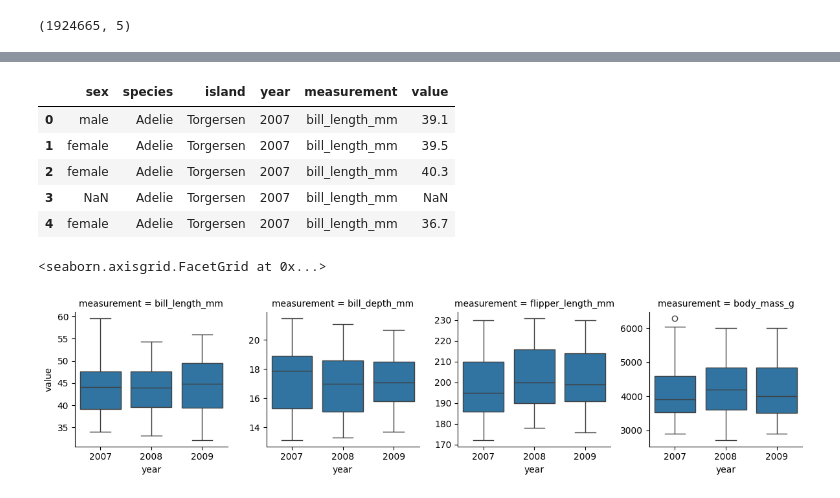
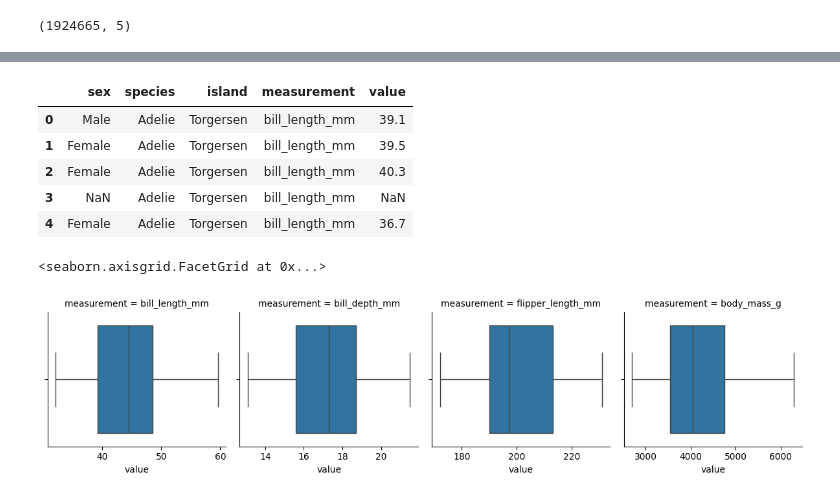
Before and after one commit to menawhalen/DSCI_401, a Jupyter notebook: python/Pivots_tidy_data.ipynb, the cells around one changed output, grey strips where cells are left out. Saved outputs shown, nothing was run; the diff lists cells and outputs as text; code cells hidden in the pictures.

```diff
--- a/python/Pivots_tidy_data.ipynb
+++ b/python/Pivots_tidy_data.ipynb
@@ -123,0 +112,4 @@ penguins.head()
+# %%
+import seaborn as sns
+penguins = sns.load_dataset("penguins")
+penguins.head()
@@ -124,20 +123,20 @@ penguins.head()
 # %%
-peng_long = pd.melt(penguins, id_vars = ["sex", "species", "island", "year"],  value_name = "value", var_name = "measurement")
+peng_long = pd.melt(penguins, id_vars = ["sex", "species", "island"],  value_name = "value", var_name = "measurement")
 
 peng_long.head()
 # %% [output]
-|  | sex | species | island | year | measurement | value |
-| 0 | male | Adelie | Torgersen | 2007 | bill_length_mm | 39.1 |
-| 1 | female | Adelie | Torgersen | 2007 | bill_length_mm | 39.5 |
-| 2 | female | Adelie | Torgersen | 2007 | bill_length_mm | 40.3 |
-| 3 | NaN | Adelie | Torgersen | 2007 | bill_length_mm | NaN |
-| 4 | female | Adelie | Torgersen | 2007 | bill_length_mm | 36.7 |
+|  | sex | species | island | measurement | value |
+| 0 | Male | Adelie | Torgersen | bill_length_mm | 39.1 |
+| 1 | Female | Adelie | Torgersen | bill_length_mm | 39.5 |
+| 2 | Female | Adelie | Torgersen | bill_length_mm | 40.3 |
+| 3 | NaN | Adelie | Torgersen | bill_length_mm | NaN |
+| 4 | Female | Adelie | Torgersen | bill_length_mm | 36.7 |
 # %%
 ## visualize boxplots of each species and facet by each measure
 import seaborn as sns
 
-g = sns.FacetGrid(peng_long, col= "measurement",  sharey= False)
-g.map(sns.boxplot, "sex", "value")
+g = sns.FacetGrid(peng_long, col= "measurement",  sharey= False, sharex = False)
+g.map_dataframe(sns.boxplot, x="value")
 # %% [output]
 <seaborn.axisgrid.FacetGrid at 0x...>
-[figure, old version]
+[figure, new version]
```
Also changed, not shown: parts of 5 cells of this notebook.
